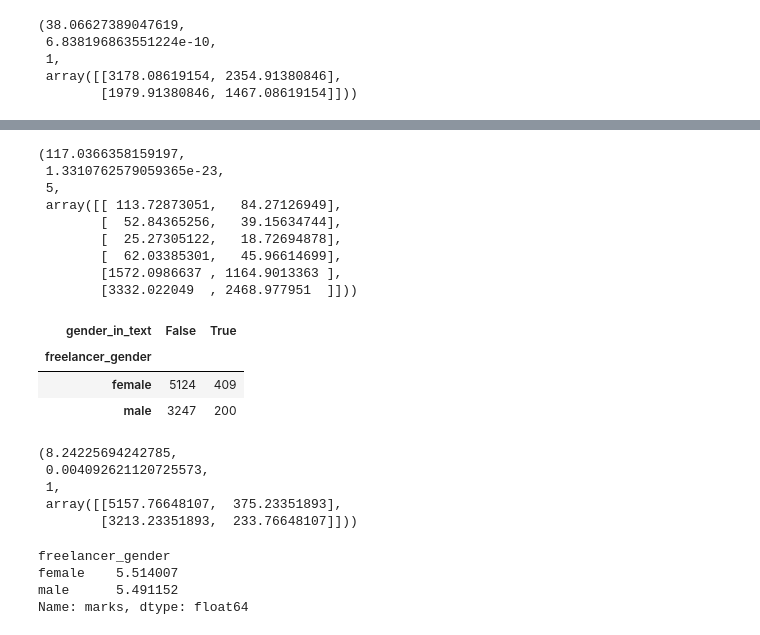
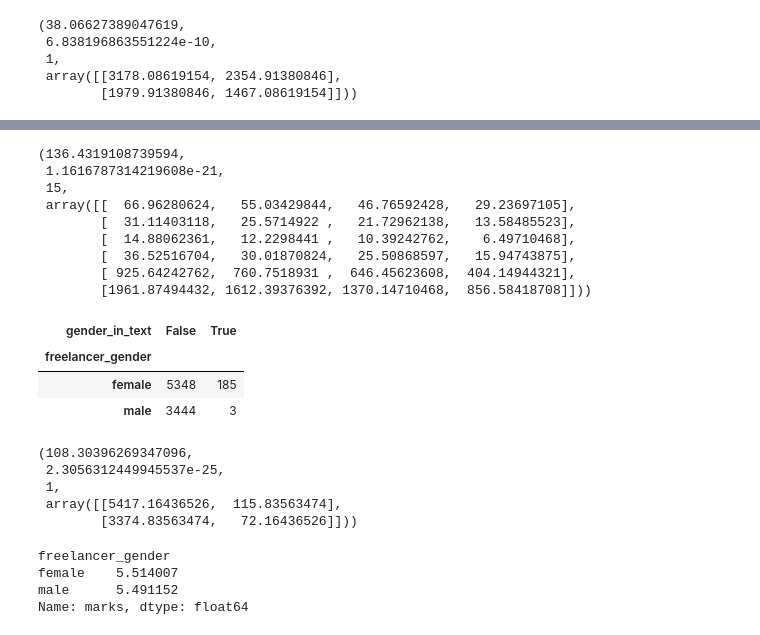
Before and after one commit to nezubkova/nlp-gender, a Jupyter notebook: analysis.ipynb, the cells around one changed output, grey strips where cells are left out. Cells and saved outputs as stored; diff of their text form; code cells hidden in the pictures.

```diff
--- a/analysis.ipynb
+++ b/analysis.ipynb
@@ -197,0 +169,4 @@ Name: freelancer_gender, dtype: int64
+# %%
+# создаем список из отчеств
+patronyms = list(set(with_reviews['freelancer_name'].apply(lambda name: name.split()[1] if len(name.split()) > 1 else None).values) - set(with_reviews.freelancer_first_name.values) - {None, '-', 'Chill&Work'})
+len(patronyms)
@@ -197,0 +175,9 @@ Name: freelancer_gender, dtype: int64
+# %%
+def patronym(text: str):
+    """Функция заменяет отчество в тексте отзыва"""
+    for patronym in patronyms:
+        if patronym in text:
+            text = text.replace(patronym, '<patronym>')
+    return text
+# %%
+with_reviews['texts'] = with_reviews.texts.apply(patronym)
@@ -210,40 +215,40 @@ ct3
 # %%
-chi2_contingency(ct3)
+chi2_contingency(ct4)
 
-# имена в отзывах чаще встречаются в положительных отзывах
+# среди мужских отзывов имена чаще встречаются в положительных отзывах
 # %% [output]
-(117.0366358159197,
- 1.3310762579059365e-23,
- 5,
- array([[ 113.72873051,   84.27126949],
-        [  52.84365256,   39.15634744],
-        [  25.27305122,   18.72694878],
-        [  62.03385301,   45.96614699],
-        [1572.0986637 , 1164.9013363 ],
-        [3332.022049  , 2468.977951  ]]))
+(136.4319108739594,
+ 1.1616787314219608e-21,
+ 15,
+ array([[  66.96280624,   55.03429844,   46.76592428,   29.23697105],
+        [  31.11403118,   25.5714922 ,   21.72962138,   13.58485523],
+        [  14.88062361,   12.2298441 ,   10.39242762,    6.49710468],
+        [  36.52516704,   30.01870824,   25.50868597,   15.94743875],
+        [ 925.64242762,  760.7518931 ,  646.45623608,  404.14944321],
+        [1961.87494432, 1612.39376392, 1370.14710468,  856.58418708]]))
 # %%
 # посмотрим на наличие слов, указывающих на гендер фрилансера в отзывах
-gendered_words = ['девушка', 'женщина', 'мужчина', 'человек']
+gendered_words = ['девушка', 'женщина', 'мужчина']
 # %%
 with_reviews['gender_in_text'] = with_reviews.texts_preprocessed.apply(lambda tokens: len(set(tokens) & set(gendered_words)) != 0)
 # %%
-ct4 = pd.crosstab(with_reviews['freelancer_gender'], with_reviews['gender_in_text'])
-ct4
+ct5 = pd.crosstab(with_reviews['freelancer_gender'], with_reviews['gender_in_text'])
+ct5
 # %% [output]
 | gender_in_text | False | True |
 | freelancer_gender |  |  |
-| female | 5124 | 409 |
-| male | 3247 | 200 |
+| female | 5348 | 185 |
+| male | 3444 | 3 |
 # %%
-chi2_contingency(ct4)
+chi2_contingency(ct5)
 
 # с вероятностью 99% встречаемость слов, указывающих на гендер фрилансеров в текстах отзывов, различается
 # %% [output]
-(8.24225694242785,
- 0.004092621120725573,
+(108.30396269347096,
+ 2.3056312449945537e-25,
  1,
- array([[5157.76648107,  375.23351893],
-        [3213.23351893,  233.76648107]]))
+ array([[5417.16436526,  115.83563474],
+        [3374.83563474,   72.16436526]]))
 # %%
 # удалим имена из текстов отзывов
 
```
Also changed, not shown: parts of 65 cells of this notebook, 1 other file.
